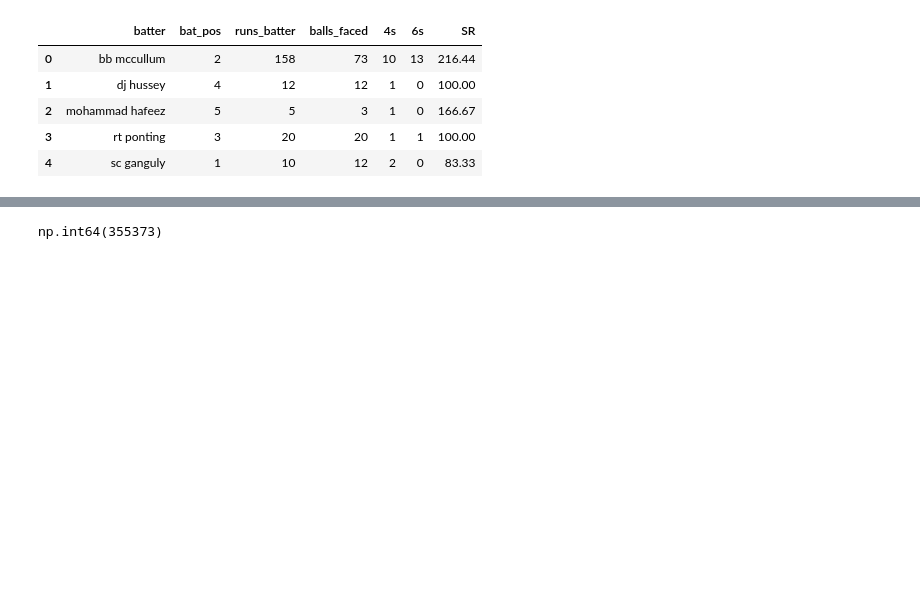
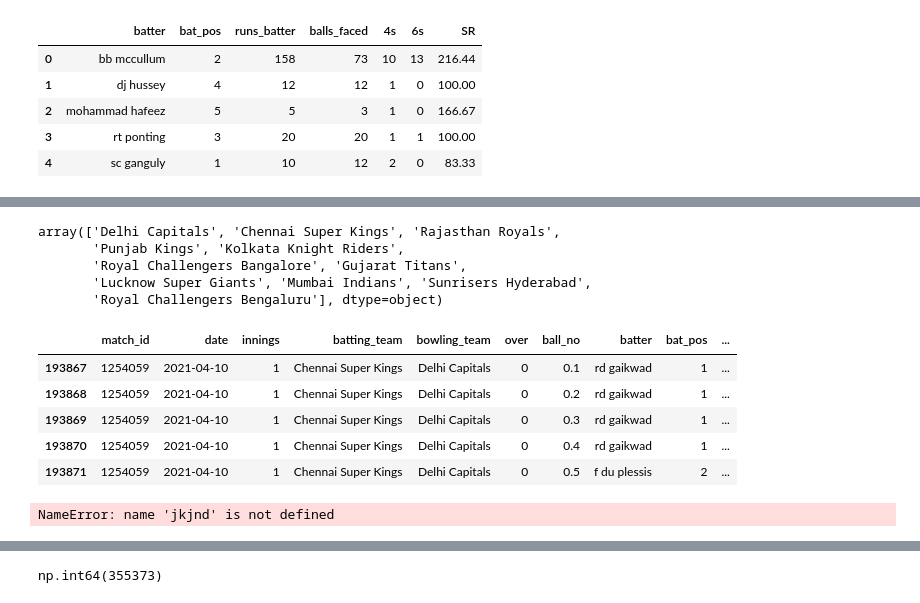
Before and after one commit to karansingh-chauhan/IPL-DATA-ANALYSIS, a Jupyter notebook: main.ipynb, the cells around one changed output, grey strips where cells are left out. Cells and saved outputs as stored; diff of their text form; code cells hidden in the pictures; blank space fills up the shorter version.

```diff
--- a/main.ipynb
+++ b/main.ipynb
@@ -2085,0 +2165,23 @@ batting_df.head()
+# %%
+wkstd=train_df[train_df['venue']=='Wankhede Stadium, Mumbai']
+# %%
+wkstd['bowling_team'].unique()
+# %% [output]
+array(['Delhi Capitals', 'Chennai Super Kings', 'Rajasthan Royals',
+       'Punjab Kings', 'Kolkata Knight Riders',
+       'Royal Challengers Bangalore', 'Gujarat Titans',
+       'Lucknow Super Giants', 'Mumbai Indians', 'Sunrisers Hyderabad',
+       'Royal Challengers Bengaluru'], dtype=object)
+# %%
+wkstd.head()
+# %% [output]
+|  | match_id | date | innings | batting_team | bowling_team | over | ball_no | batter | bat_pos | ... |
+| 193867 | 1254059 | 2021-04-10 | 1 | Chennai Super Kings | Delhi Capitals | 0 | 0.1 | rd gaikwad | 1 | ... |
+| 193868 | 1254059 | 2021-04-10 | 1 | Chennai Super Kings | Delhi Capitals | 0 | 0.2 | rd gaikwad | 1 | ... |
+| 193869 | 1254059 | 2021-04-10 | 1 | Chennai Super Kings | Delhi Capitals | 0 | 0.3 | rd gaikwad | 1 | ... |
+| 193870 | 1254059 | 2021-04-10 | 1 | Chennai Super Kings | Delhi Capitals | 0 | 0.4 | rd gaikwad | 1 | ... |
+| 193871 | 1254059 | 2021-04-10 | 1 | Chennai Super Kings | Delhi Capitals | 0 | 0.5 | f du plessis | 2 | ... |
+# %%
+jkjnd;jn
+# %% [output]
+NameError: name 'jkjnd' is not defined
```
Also changed, not shown: parts of 24 cells of this notebook, 1 other file.
